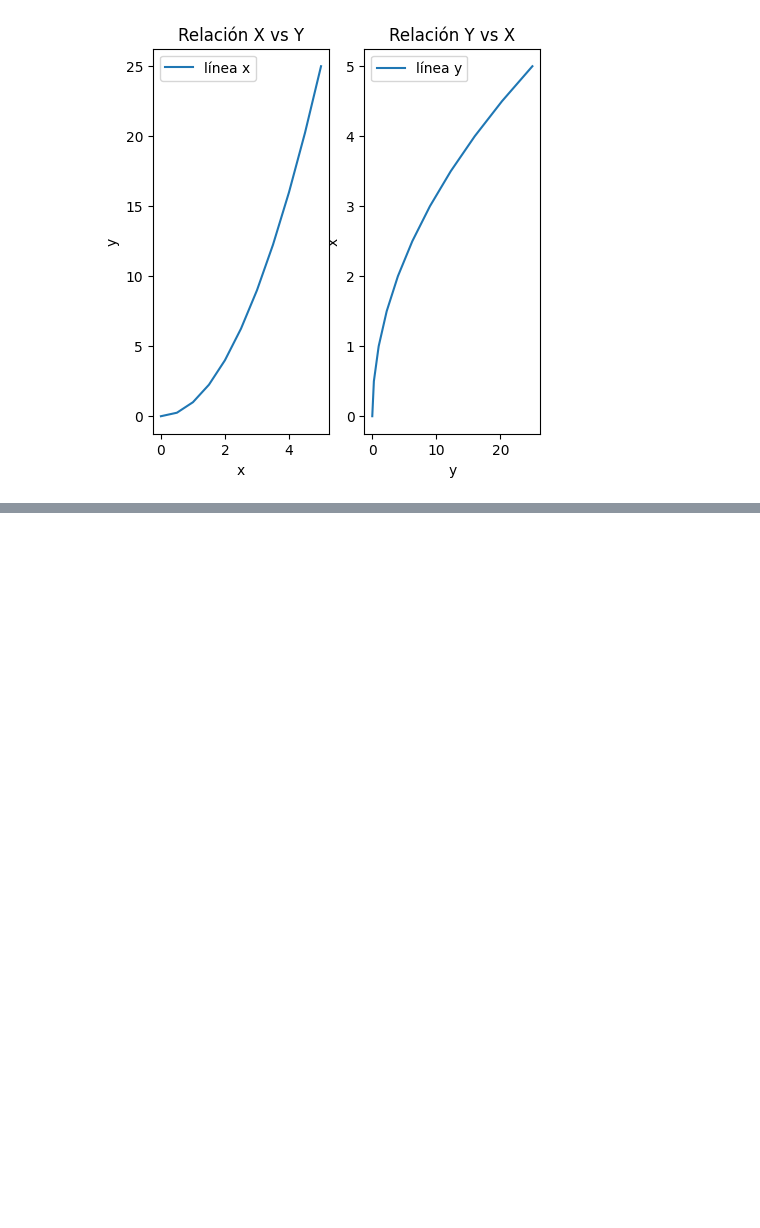
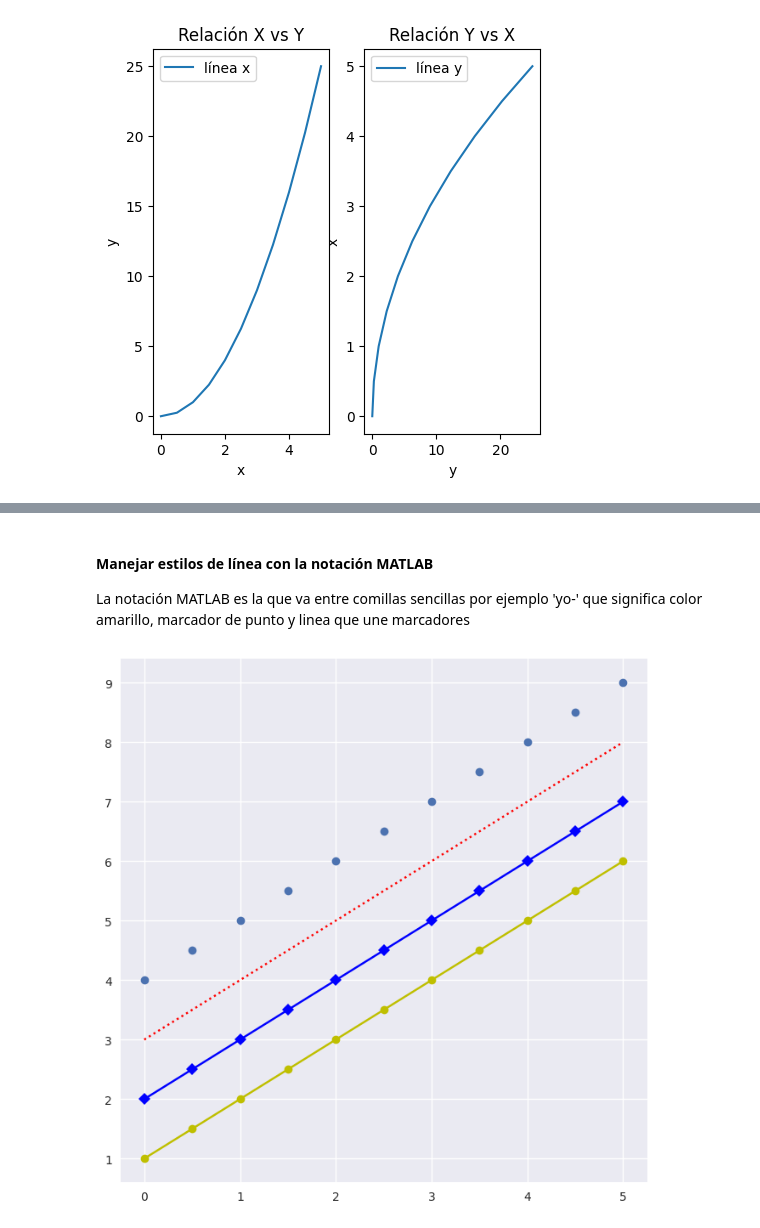
Before and after one commit to M-Alejo/matplot_seaborn, a Jupyter notebook: visualizacion.ipynb, the cells around one changed output, grey strips where cells are left out. Cells and saved outputs as stored; diff of their text form; code cells hidden in the pictures; blank space fills up the shorter version.

```diff
--- a/visualizacion.ipynb
+++ b/visualizacion.ipynb
@@ -275,0 +309,16 @@ fig.show()
+# %% [markdown]
+#### Manejar estilos de línea con la notación MATLAB
+La notación MATLAB es la que va entre comillas sencillas por ejemplo 'yo-' que significa color amarillo, marcador de punto y linea que une marcadores
+# %%
+# crear figura
+fig, ax = plt.subplots(figsize=(8,8))
+
+ax.plot(x, x+1, 'yo-') # grafica color amarilla con marcador de punto y linea
+ax.plot(x, x+2, 'bD-') # grafica color azul con marcador de diamante y linea
+ax.plot(x, x+3, 'r:') # grafica colo rojo linea punteada sin marcador
+ax.plot(x, x+4, 'o') # grafica con marcador de punto sin linea
+
+# se muestra la figura
+fig.show()
+# %% [output]
+[figure, added]
```
Also changed, not shown: parts of 10 cells of this notebook, 4 other files.
